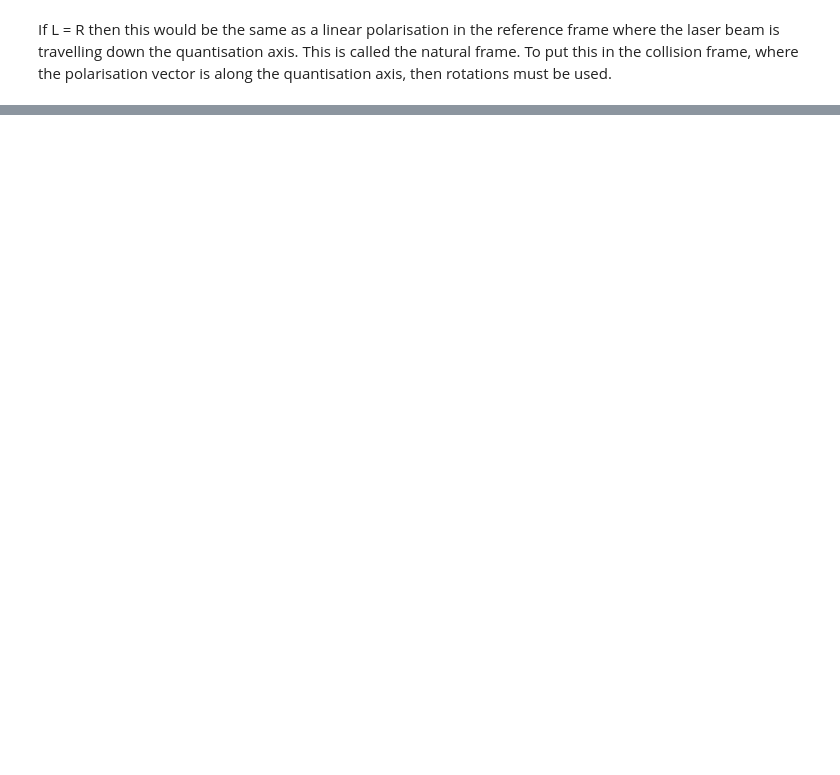
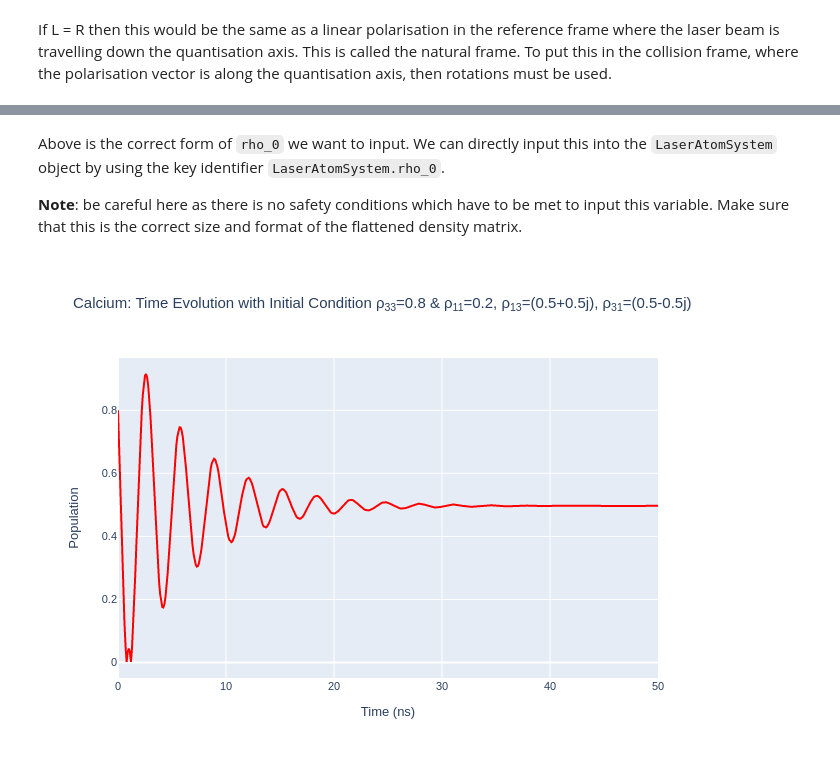
Before and after one commit to mvpmanish/LASED, a Jupyter notebook: docs/source/tutorials/Tutorial1-SimpleCalcium.ipynb, the cells around one changed output, grey strips where cells are left out. Cells and saved outputs as stored; diff of their text form; code cells hidden in the pictures; blank space fills up the shorter version.

```diff
--- a/docs/source/tutorials/Tutorial1-SimpleCalcium.ipynb
+++ b/docs/source/tutorials/Tutorial1-SimpleCalcium.ipynb
@@ -262,0 +301,18 @@ If L = R then this would be the same as a linear polarisation in the reference f
+# %%
+calcium_system_init2 = las.LaserAtomSystem(E_ca, G_ca, tau_ca, Q_ca, wavelength_ca,
+                                 laser_intensity = intensity_ca)
+
+# Set out the density matrix elements to be initialised
+rho_11 = 0.2
+rho_33 = 0.8
+rho_13 = 0.5+0.5j  # These coherences can be complex!
+rho_31 = 0.5-0.5j
+
+# Now build a flattened density matrix with these conditions
+n = 4 # nunber of sub-states in the Calcium system
+rho_0 = np.zeros((n*n, 1), dtype = complex) # Make an empty 2D array with only one column
+rho_0[las.index(s1, s1, n), 0] = rho_11
+rho_0[las.index(s3, s3, n), 0] = rho_33
+rho_0[las.index(s1, s3, n), 0] = rho_13
+rho_0[las.index(s3, s1, n), 0] = rho_31
+print(rho_0)
@@ -262,0 +336,30 @@ If L = R then this would be the same as a linear polarisation in the reference f
+# %% [markdown]
+Above is the correct form of `rho_0` we want to input. We can directly input this into the `LaserAtomSystem` object by using the key identifier `LaserAtomSystem.rho_0`.
+
+**Note**: be careful here as there is no safety conditions which have to be met to input this variable. Make sure that this is the correct size and format of the flattened density matrix.
+# %%
+calcium_system_init2.rho_0 = rho_0  # Set the variable directly
+
+# Perform time evolution
+calcium_system_init2.timeEvolution(time_ca)
+# Plot the excited population
+rho_33_init2 = [abs(rho) for rho in calcium_system_init2.Rho_t(s3, s3)]
+fig_ca_init2 = go.Figure()
+fig_ca_init2.add_trace(go.Scatter(x = time_ca,
+                                 y = rho_33_init2,
+                                 mode = 'lines',
+                                    name = "Rho_33",
+                                    marker = dict(
+                                color = 'red',
+                                symbol = 'circle',
+                            )))
+fig_ca_init2.update_layout(title = f"Calcium: Time Evolution with Initial Condition ρ<sub>33</sub>={rho_33} & ρ<sub>11</sub>={rho_11}, ρ<sub>13</sub>={rho_13}, ρ<sub>31</sub>={rho_31}",
+                 xaxis_title = "Time (ns)",
+                 yaxis_title = "Population",
+                font = dict(
+                    size = 11))
+
+fig_ca_init2.write_image("SavedPlots/tutorial1-ca-init2.png")
+Image("SavedPlots/tutorial1-ca-init2.png")
+# %% [output]
+[figure, added]
```
Also changed, not shown: parts of 9 cells of this notebook, 5 other files.
